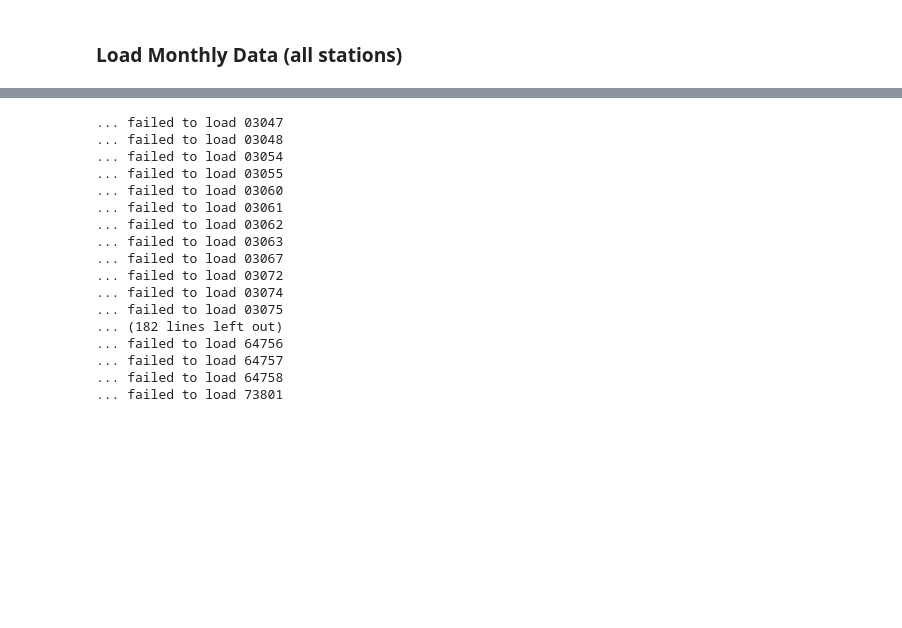
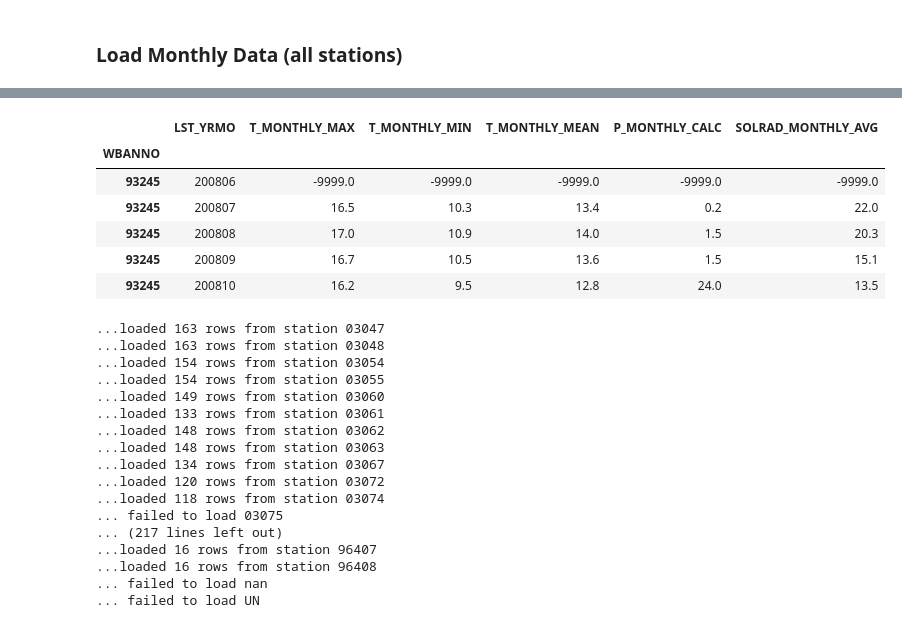
Before and after one commit to daxaurora/w205_energy, a Jupyter notebook: notebooks/NOAA_Data_Ingest.ipynb, the cells around one changed output, grey strips where cells are left out. Drawn from its saved outputs; the diff is of its cells as text; code cells hidden in the pictures; blank space fills up the shorter version.

Commit message:
monthly data in notebook

```diff
--- a/notebooks/NOAA_Data_Ingest.ipynb
+++ b/notebooks/NOAA_Data_Ingest.ipynb
@@ -29,7 +29,7 @@ from setup import create_database, create_tables
 STATIONS_URL = 'http://www1.ncdc.noaa.gov/pub/data/uscrn/products/stations.tsv'
 # %%
 # helper function
-def get_noaa_url(wban, stations_df):
+def get_noaa_url_from_df(wban, stations_df):
     """ Function to take a wban number and output a url."""
     base = 'http://www1.ncdc.noaa.gov/pub/data/uscrn/products/monthly01/CRNM0102-'
     station = '_'.join(stations_df.loc[str(wban),['state', 'location', 'vector']])
@@ -178,39 +167,60 @@ stations
 # %%
-# helper function
-def get_noaa_url(wban, state, location, vector):
-    """ Function to take a wban number and output a url."""
+# adjust helper function to work with tuples
+def get_noaa_url(state, location, vector):
+    """ Function output a url given state, location & vector of a station."""
     base = 'http://www1.ncdc.noaa.gov/pub/data/uscrn/products/monthly01/CRNM0102-'
-    station = '_'.join([wban, state, location, vector])
+    station = '_'.join([state, location, vector])
     return base + station.replace(' ','_') + '.txt'
+# %%
+# LOAD cnames AND usecols above!!!!
+# confirm this url works to load bodega
+wban_tup = ('93245', 'CA', 'Bodega', '6 WSW')
+url = get_noaa_url(*wban_tup[1:])
+df = pd.read_csv(url, sep = '\s+', header=None, index_col = 'WBANNO',
+                            names=cnames, usecols=usecols)
+df.head()
+# %% [output]
+|  | LST_YRMO | T_MONTHLY_MAX | T_MONTHLY_MIN | T_MONTHLY_MEAN | P_MONTHLY_CALC | SOLRAD_MONTHLY_AVG |
+| WBANNO |  |  |  |  |  |  |
+| 93245 | 200806 | -9999.0 | -9999.0 | -9999.0 | -9999.0 | -9999.0 |
+| 93245 | 200807 | 16.5 | 10.3 | 13.4 | 0.2 | 22.0 |
+| 93245 | 200808 | 17.0 | 10.9 | 14.0 | 1.5 | 20.3 |
+| 93245 | 200809 | 16.7 | 10.5 | 13.6 | 1.5 | 15.1 |
+| 93245 | 200810 | 16.2 | 9.5 | 12.8 | 24.0 | 13.5 |
 # %%
 # get em all...
+db_loc = 'postgresql+psycopg2://postgres:pass@localhost:5432/solarenergy'
+engine = create_engine(db_loc)
 for wban_tup in stations:
-    url = get_noaa_url(*wban_tup)
+    url = get_noaa_url(*wban_tup[1:])
+    df = []
     try:
         df = pd.read_csv(url, sep = '\s+', header=None, index_col = 'WBANNO',
                             names=cnames, usecols=usecols)
         print('...loaded %s rows from station %s' %(len(df), wban_tup[0]))
     except:
         print('... failed to load %s' %(wban_tup[0]))
-    #df.index.names = ['wban_id']
-    #df = df.rename(index=str, columns=newcols)
+    if len(df) > 0:
+        df.index.names = ['wban_id']
+        df = df.rename(index=str, columns=newcols)
+        df.to_sql("uscrn_monthly", engine, if_exists='append')
 # %% [output]
-... failed to load 03047
-... failed to load 03048
-... failed to load 03054
-... failed to load 03055
-... failed to load 03060
-... failed to load 03061
-... failed to load 03062
-... failed to load 03063
-... failed to load 03067
-... failed to load 03072
-... failed to load 03074
+...loaded 163 rows from station 03047
+...loaded 163 rows from station 03048
+...loaded 154 rows from station 03054
+...loaded 154 rows from station 03055
+...loaded 149 rows from station 03060
+...loaded 133 rows from station 03061
+...loaded 148 rows from station 03062
+...loaded 148 rows from station 03063
+...loaded 134 rows from station 03067
+...loaded 120 rows from station 03072
+...loaded 118 rows from station 03074
 ... failed to load 03075
-... (182 lines left out)
-... failed to load 64756
-... failed to load 64757
-... failed to load 64758
-... failed to load 73801
+... (217 lines left out)
+...loaded 16 rows from station 96407
+...loaded 16 rows from station 96408
+... failed to load nan
+... failed to load UN
 # %%
 # UH OH...
```
Also changed, not shown: parts of 6 cells of this notebook, 1 other file.
